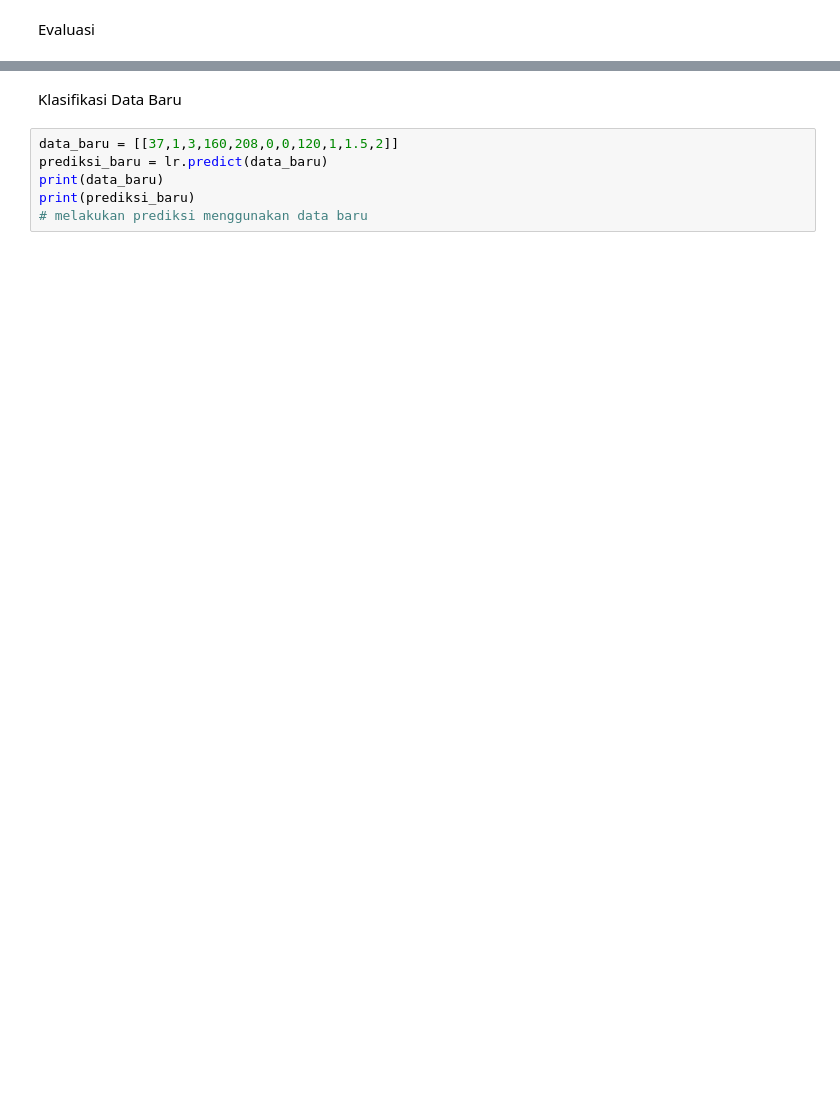
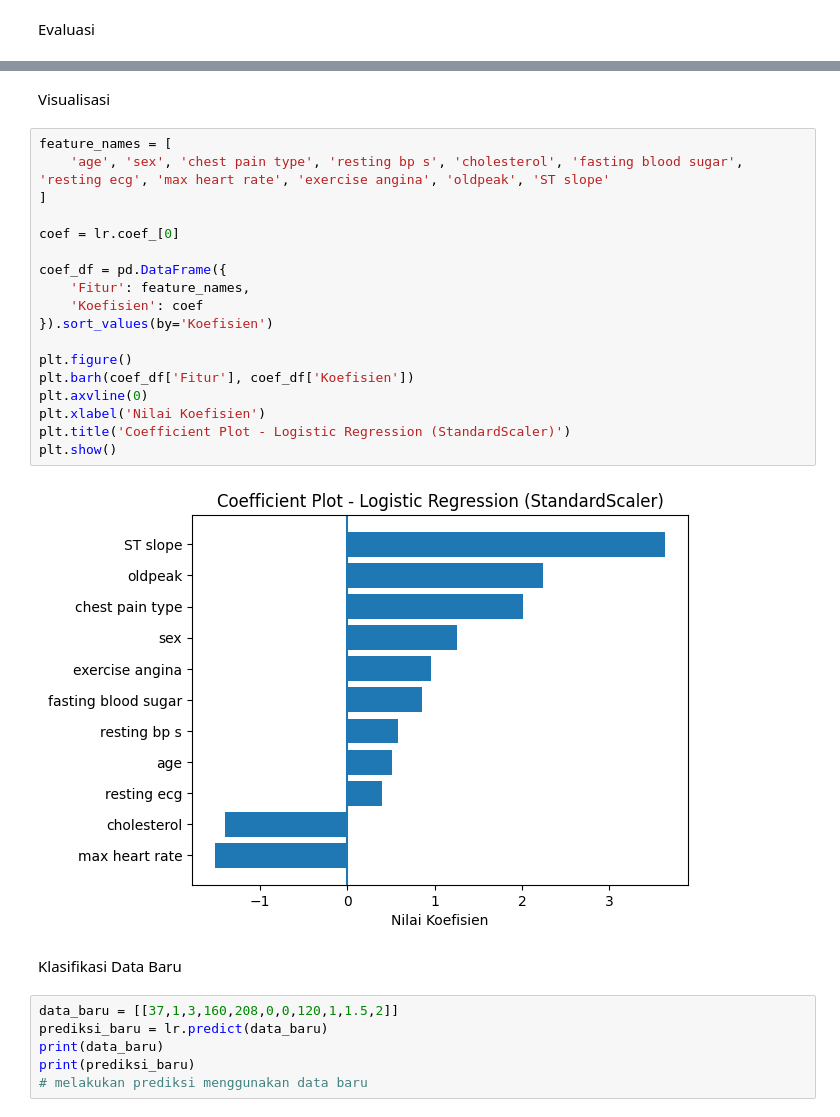
Before and after one commit to AlfanFarisqi/MachineLearning, a Jupyter notebook: LogisticRegression.ipynb, the cells around one changed output, grey strips where cells are left out. Drawn from its saved outputs; the diff is of its cells as text; blank space fills up the shorter version.

```diff
--- a/LogisticRegression.ipynb
+++ b/LogisticRegression.ipynb
@@ -127,3 +133,25 @@ weighted avg       0.79      0.79      0.79       238
+# %% [markdown]
+Visualisasi
+# %%
+feature_names = [
+    'age', 'sex', 'chest pain type', 'resting bp s', 'cholesterol', 'fasting blood sugar', 'resting ecg', 'max heart rate', 'exercise angina', 'oldpeak', 'ST slope'
+]
+
+coef = lr.coef_[0]
+
+coef_df = pd.DataFrame({
+    'Fitur': feature_names,
+    'Koefisien': coef
+}).sort_values(by='Koefisien')
+
+plt.figure()
+plt.barh(coef_df['Fitur'], coef_df['Koefisien'])
+plt.axvline(0)
+plt.xlabel('Nilai Koefisien')
+plt.title('Coefficient Plot - Logistic Regression (StandardScaler)')
+plt.show()
+# %% [output]
+[figure, added]
 # %% [markdown]
 Klasifikasi Data Baru
 # %%
```
Also changed, not shown: parts of 7 cells of this notebook, 7 other files.
